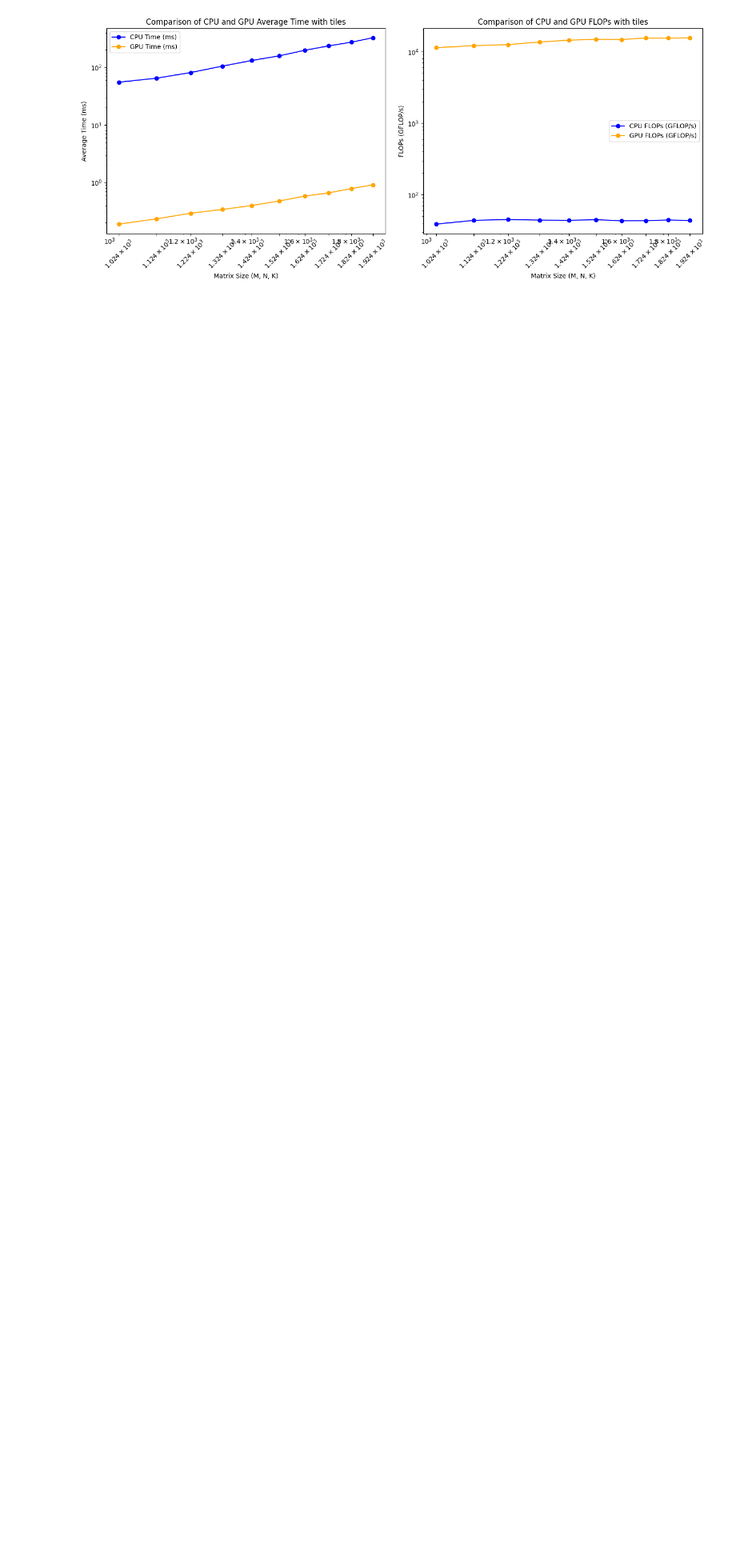
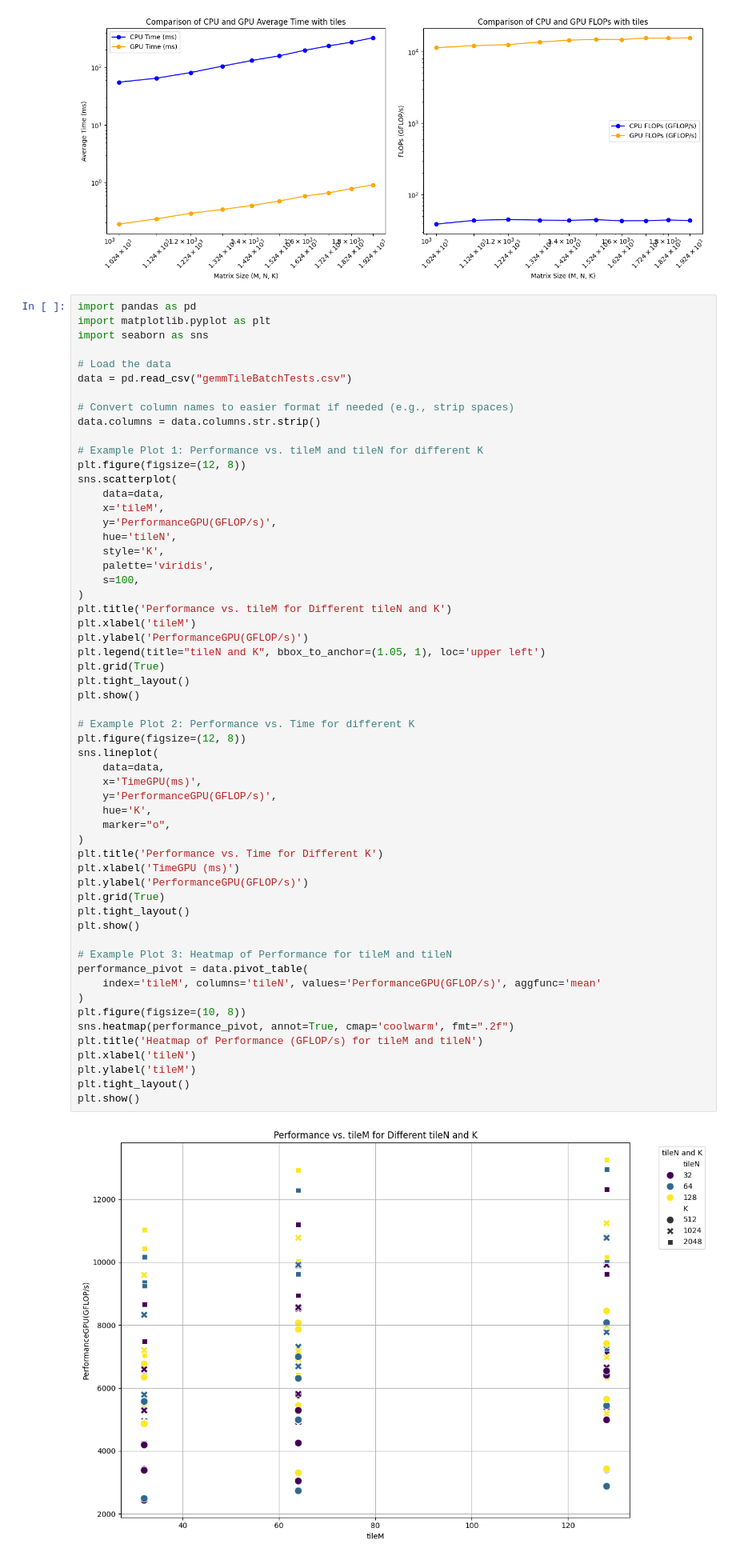
Before and after one commit to elbasri/HPC-Tasks, a Jupyter notebook: plotCPU.ipynb, the cells around one changed output. Shown at 80% size. Saved outputs shown, nothing was run; the diff lists cells and outputs as text; blank space fills up the shorter version.

```diff
--- a/plotCPU.ipynb
+++ b/plotCPU.ipynb
@@ -650,3 +650,62 @@ plt.tight_layout()
 plt.show()
 # %% [output]
 [figure]
+# %%
+import pandas as pd
+import matplotlib.pyplot as plt
+import seaborn as sns
+
+# Load the data
+data = pd.read_csv("gemmTileBatchTests.csv")
+
+# Convert column names to easier format if needed (e.g., strip spaces)
+data.columns = data.columns.str.strip()
+
+# Example Plot 1: Performance vs. tileM and tileN for different K
+plt.figure(figsize=(12, 8))
+sns.scatterplot(
+    data=data,
+    x='tileM',
+    y='PerformanceGPU(GFLOP/s)',
+    hue='tileN',
+    style='K',
+    palette='viridis',
+    s=100,
+)
+plt.title('Performance vs. tileM for Different tileN and K')
+plt.xlabel('tileM')
+plt.ylabel('PerformanceGPU(GFLOP/s)')
+plt.legend(title="tileN and K", bbox_to_anchor=(1.05, 1), loc='upper left')
+plt.grid(True)
+plt.tight_layout()
+plt.show()
+
+# Example Plot 2: Performance vs. Time for different K
+plt.figure(figsize=(12, 8))
+sns.lineplot(
+    data=data,
+    x='TimeGPU(ms)',
+    y='PerformanceGPU(GFLOP/s)',
+    hue='K',
+    marker="o",
+)
+plt.title('Performance vs. Time for Different K')
+plt.xlabel('TimeGPU (ms)')
+plt.ylabel('PerformanceGPU(GFLOP/s)')
+plt.grid(True)
+plt.tight_layout()
+plt.show()
+
+# Example Plot 3: Heatmap of Performance for tileM and tileN
+performance_pivot = data.pivot_table(
+    index='tileM', columns='tileN', values='PerformanceGPU(GFLOP/s)', aggfunc='mean'
+)
+plt.figure(figsize=(10, 8))
+sns.heatmap(performance_pivot, annot=True, cmap='coolwarm', fmt=".2f")
+plt.title('Heatmap of Performance (GFLOP/s) for tileM and tileN')
+plt.xlabel('tileN')
+plt.ylabel('tileM')
+plt.tight_layout()
+plt.show()
+# %% [output]
+[figure, added]
```
Also changed, not shown: parts of 4 cells of this notebook.
